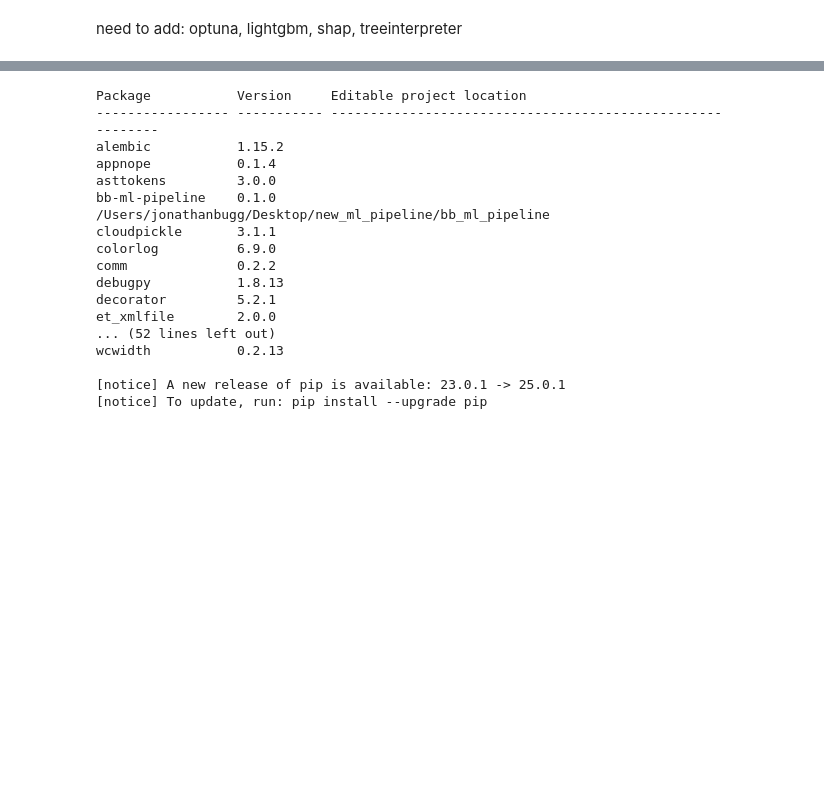
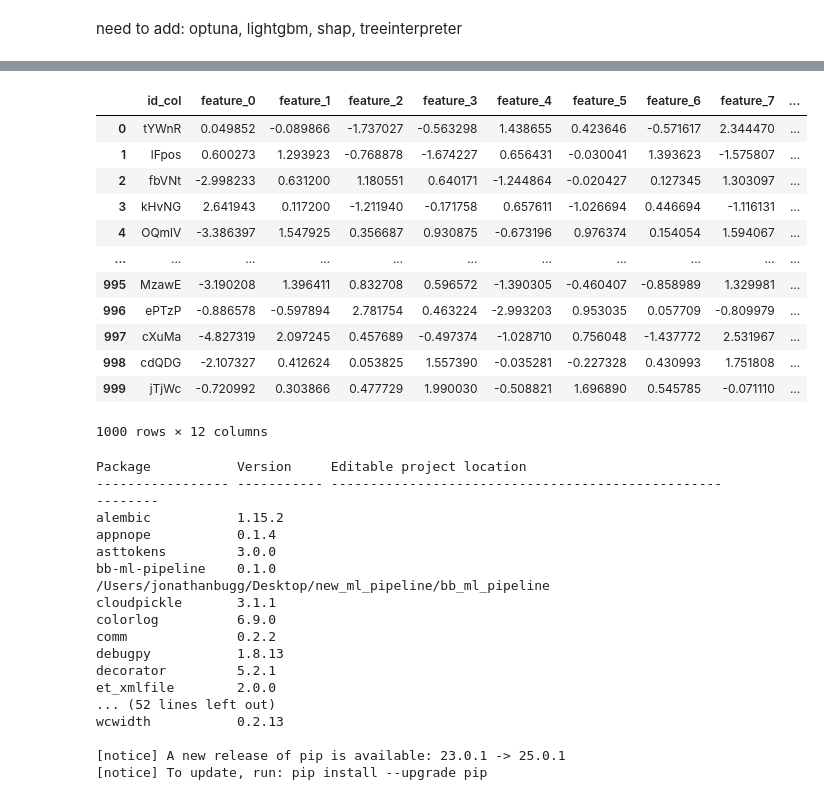
Before and after one commit to jonathan-bugg/bb_ml_pipeline, a Jupyter notebook: testing_ml_pipeline.ipynb, the cells around one changed output, grey strips where cells are left out. Cells and saved outputs as stored; diff of their text form; code cells hidden in the pictures; blank space fills up the shorter version.

Commit message:
adding data loader and processor validation

```diff
--- a/testing_ml_pipeline.ipynb
+++ b/testing_ml_pipeline.ipynb
@@ -122,0 +133,23 @@ need to add: optuna, lightgbm, shap, treeinterpreter
+# %%
+from bb_ml_pipeline.data.data_loader import DataLoader
+from bb_ml_pipeline.data.data_processor import DataProcessor
+from bb_ml_pipeline.models.lgbm_model import LGBMModel
+
+data_config="data_config_train.json"
+
+# Create loader and validate
+loader = DataLoader(data_config)
+loader.load_data()
+loader.load_metadata()
+
+# Create a modeling config for the test
+modeling_config = {'target_variable': 'target'}
+
+validation_results = loader.validate_data(modeling_config)
+
+y, X = loader.get_target_and_features(modeling_config)
+
+# Process data
+print("Processing data...")
+data_processor = DataProcessor(loader.metadata)
+X_processed = data_processor.fit_transform(X)
@@ -122,0 +189,23 @@ need to add: optuna, lightgbm, shap, treeinterpreter
+# %%
+y, X = loader.get_target_and_features(modeling_config)
+
+# Process data
+print("Processing data...")
+self.data_processor = DataProcessor(self.data_loader.metadata)
+X_processed = self.data_processor.fit_transform(X)
+# %%
+X
+# %% [output]
+|  | id_col | feature_0 | feature_1 | feature_2 | feature_3 | feature_4 | feature_5 | feature_6 | feature_7 | ... |
+| 0 | tYWnR | 0.049852 | -0.089866 | -1.737027 | -0.563298 | 1.438655 | 0.423646 | -0.571617 | 2.344470 | ... |
+| 1 | lFpos | 0.600273 | 1.293923 | -0.768878 | -1.674227 | 0.656431 | -0.030041 | 1.393623 | -1.575807 | ... |
+| 2 | fbVNt | -2.998233 | 0.631200 | 1.180551 | 0.640171 | -1.244864 | -0.020427 | 0.127345 | 1.303097 | ... |
+| 3 | kHvNG | 2.641943 | 0.117200 | -1.211940 | -0.171758 | 0.657611 | -1.026694 | 0.446694 | -1.116131 | ... |
+| 4 | OQmlV | -3.386397 | 1.547925 | 0.356687 | 0.930875 | -0.673196 | 0.976374 | 0.154054 | 1.594067 | ... |
+| ... | ... | ... | ... | ... | ... | ... | ... | ... | ... | ... |
+| 995 | MzawE | -3.190208 | 1.396411 | 0.832708 | 0.596572 | -1.390305 | -0.460407 | -0.858989 | 1.329981 | ... |
+| 996 | ePTzP | -0.886578 | -0.597894 | 2.781754 | 0.463224 | -2.993203 | 0.953035 | 0.057709 | -0.809979 | ... |
+| 997 | cXuMa | -4.827319 | 2.097245 | 0.457689 | -0.497374 | -1.028710 | 0.756048 | -1.437772 | 2.531967 | ... |
+| 998 | cdQDG | -2.107327 | 0.412624 | 0.053825 | 1.557390 | -0.035281 | -0.227328 | 0.430993 | 1.751808 | ... |
+| 999 | jTjWc | -0.720992 | 0.303866 | 0.477729 | 1.990030 | -0.508821 | 1.696890 | 0.545785 | -0.071110 | ... |
+1000 rows × 12 columns
```
Also changed, not shown: parts of 5 cells of this notebook, 1 other file.
